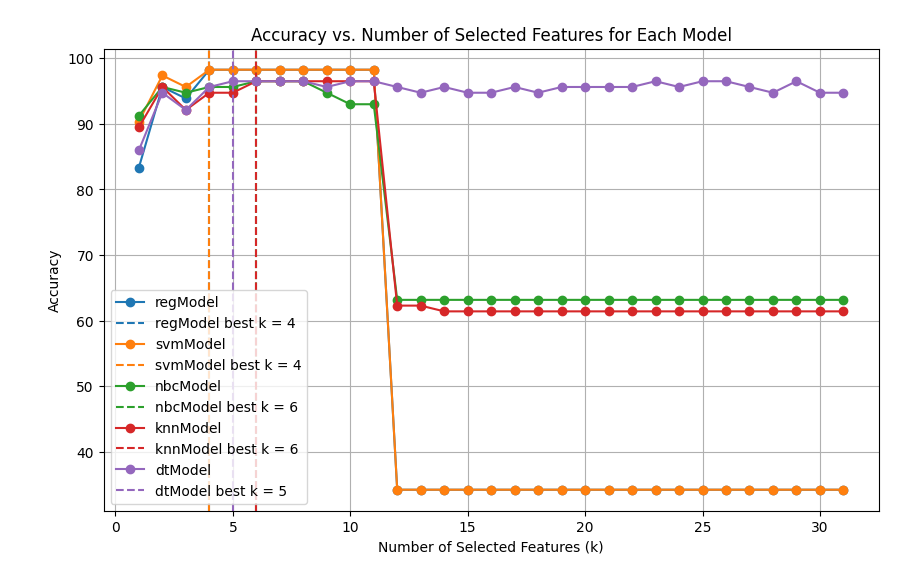
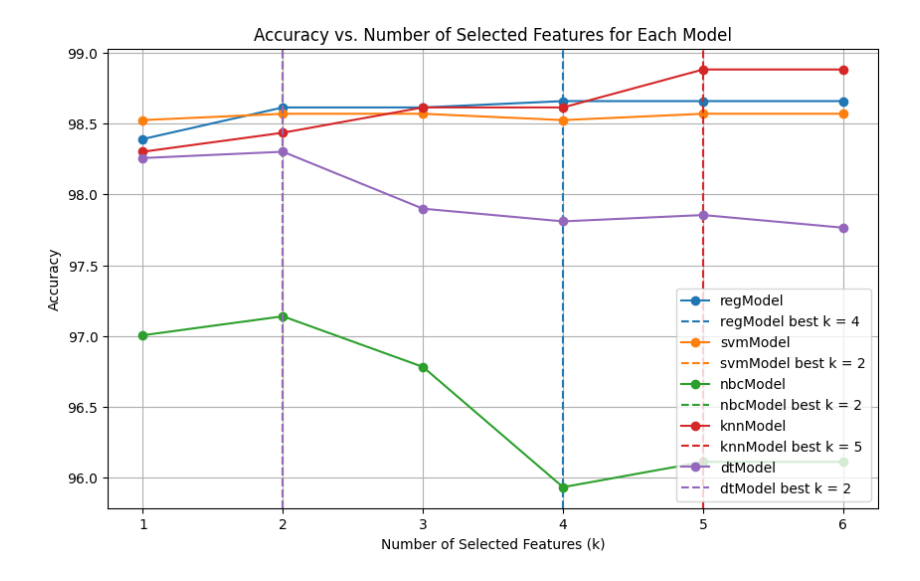
Before and after one commit to SaatvikK/Breast-Cancer-ML-Project, a Jupyter notebook: findk.ipynb, the cells around one changed output. Drawn from its saved outputs; the diff is of its cells as text; code cells hidden in the pictures.

Commit message:
done 2nd dataset integration and full tests

```diff
--- a/findk.ipynb
+++ b/findk.ipynb
@@ -28,13 +28,13 @@ from ipynb.fs.full.performance import performanceEval
 
 }
 """
-def findOptimalK(metric = "accuracy", n = 30, tauRed = 0.8, models = ["regModel", "svmModel", "nbcModel", "knnModel", "dtModel"]):
+def findOptimalK(metric = "accuracy", n = 30, tauRed = 0.5, models = ["regModel", "svmModel", "nbcModel", "knnModel", "dtModel"]):
   featuresResults = {"kOptimal": {}}
-  res = controller(inFile = "data", procs = ["clean", "predMap"], inTestSize = 0.2, run = False);
+  res = controller(inFile = "data2", setNum = 2, procs = ["clean", "predMap"], inTestSize = 0.2, run = False);
   df = res["df"]
   for k in range(n+1):
     if k == 0: continue; # can't have 0 features
-    resCtrl = controller(inFile = None, inputDF = df, procs = ["CFS", "splitSet"], k = k, tauRed = tauRed, inTestSize = 0.2, run = True)
+    resCtrl = controller(inFile = None, setNum = 2, inputDF = df, procs = ["CFS", "splitSet"], k = k, tauRed = tauRed, inTestSize = 0.2, run = True)
     Ypreds = resCtrl["Ypreds"]
     Ytest = resCtrl["Ytest"]
     featuresResults[k] = {}
@@ -74,7 +52,8 @@ All        77  37  114
 # %%
 import pandas as pd
 
-df = pd.read_csv("data.csv")
-res = findOptimalK(metric = "accuracy", n = len(df.columns) - 2) # -2 bc dw id and diagnosis
+df = pd.read_csv("data2.csv")
+length = len(df.columns) - 1 # -2 (for dataset 1) bc dw id and diagnosis, -1 for data set 2
+res = findOptimalK(metric = "accuracy", n = length)
 res
 # %% [output]
@@ -115,32 +113,32 @@ All        77  37  114
 # %%
 import matplotlib.pyplot as plt
 # 05/02/2025
 # OPTIMAL K GRAPHING
 def kSelFeaturesGraphing(res, metric = "Accuracy", n = 30, models = ["regModel", "svmModel", "nbcModel", "knnModel", "dtModel"]):
 
     plt.figure(figsize=(10, 6))
 
     for model in models:
         k_values = list(range(1, n+1))  # k from 1 to 30
         # Get the accuracy values for this model for each k.
         acc_values = [res[k][model] for k in k_values]
 
         # Plot the model's performance line.
         line, = plt.plot(k_values, acc_values, marker='o', label=model)
 
         # Retrieve the optimal k for this model.
         optimal_k = res["kOptimal"][model]
 
         # Plot a vertical dashed line at the optimal k.
         plt.axvline(x=optimal_k, color=line.get_color(), linestyle='--',
                     label=f'{model} best k = {optimal_k}')
 
     plt.xlabel("Number of Selected Features (k)")
     plt.ylabel(metric)
     plt.title(metric + " vs. Number of Selected Features for Each Model")
     plt.legend(loc="best")
     plt.grid(True)
     plt.show()
-kSelFeaturesGraphing(res, n = len(df.columns) - 2, metric = "Accuracy")
+kSelFeaturesGraphing(res, n = length, metric = "Accuracy")
 # %% [output]
-[figure, old version]
+[figure, new version]
```
Also changed, not shown: parts of 2 cells of this notebook, 6 other files.
